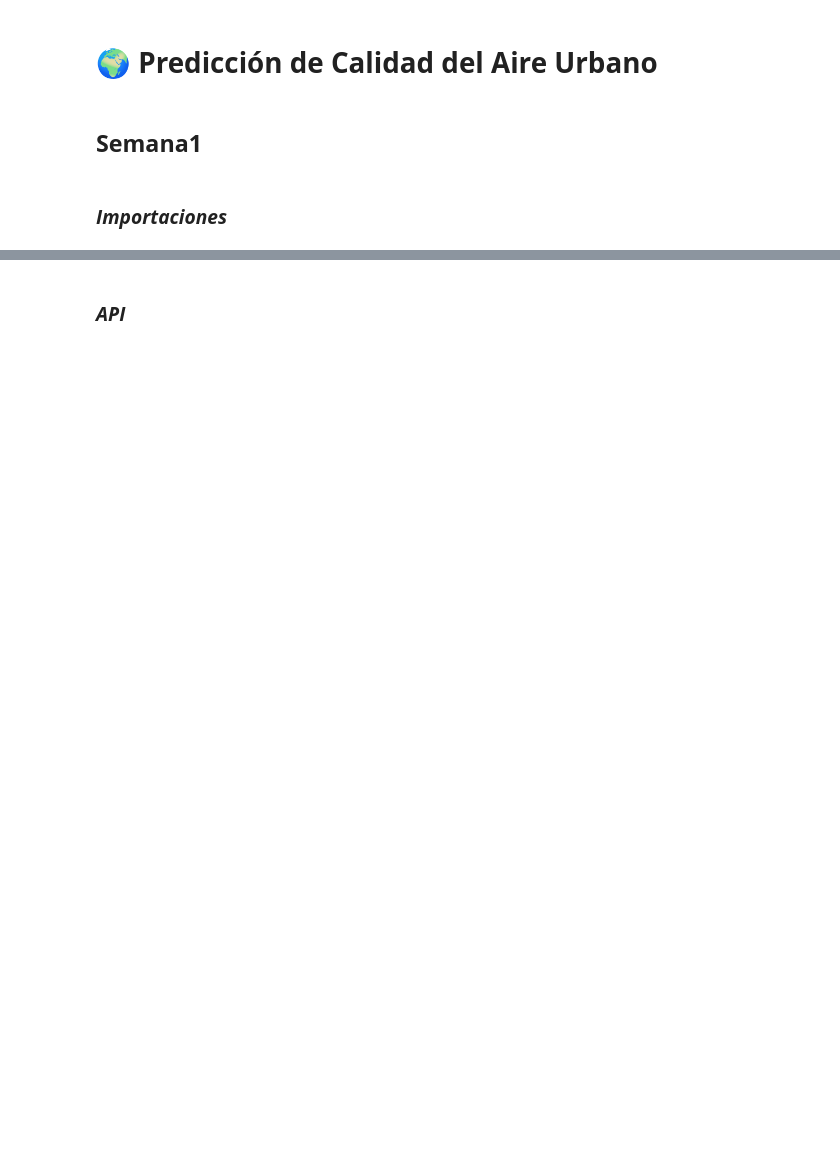
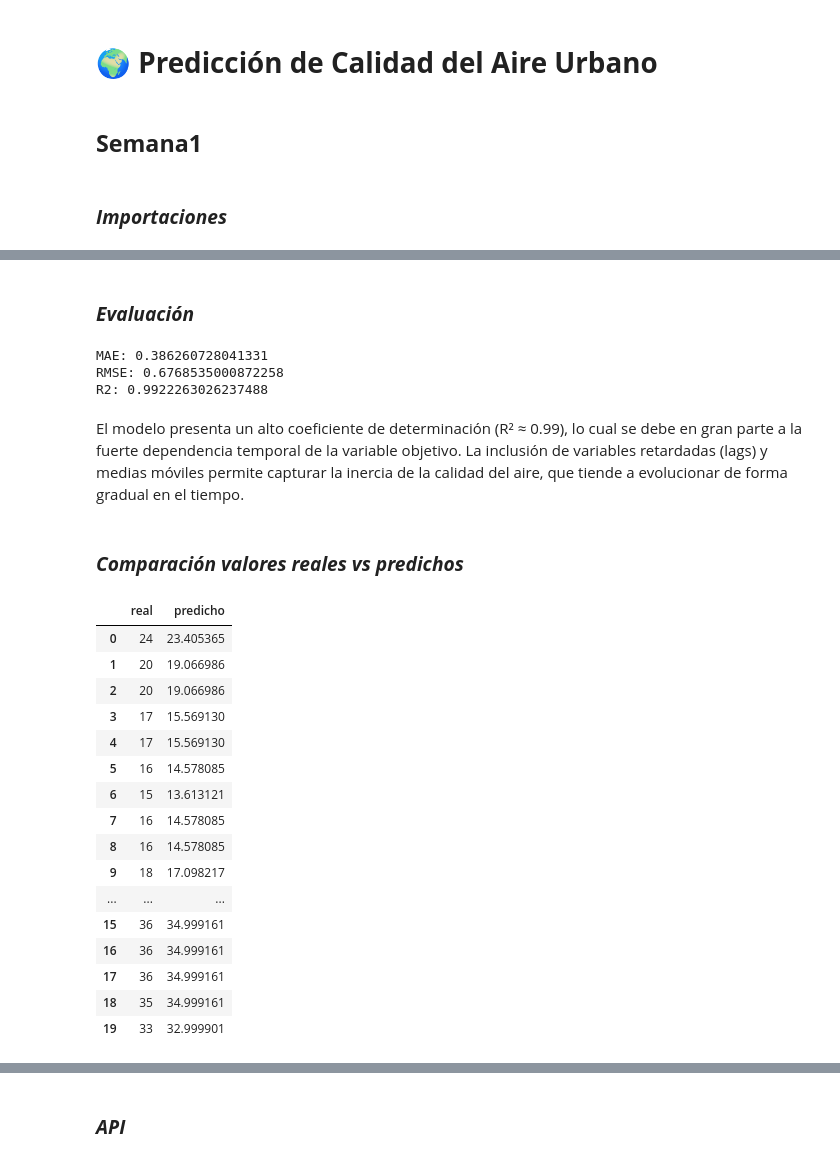
Before and after one commit to GuillenteN/Air-Quality-AI-Predictor, a Jupyter notebook: notebooks/proyecto.ipynb, the cells around one changed output, grey strips where cells are left out. Drawn from its saved outputs; the diff is of its cells as text; code cells hidden in the pictures; blank space fills up the shorter version.

```diff
--- a/notebooks/proyecto.ipynb
+++ b/notebooks/proyecto.ipynb
@@ -29,0 +442,11 @@ TypeError: Converting `np.inexact` or `np.floating` to a dtype not allowed
+# %%
+split_idx = int(len(df) * 0.8)
+
+X_train = X.iloc[:split_idx]
+X_test = X.iloc[split_idx:]
+
+y_train = y.iloc[:split_idx]
+y_test = y.iloc[split_idx:]
+
+print("Train:", X_train.shape)
+print("Test:", X_test.shape)
@@ -29,0 +458,5 @@ TypeError: Converting `np.inexact` or `np.floating` to a dtype not allowed
+# %%
+scaler_X = MinMaxScaler()
+
+X_train_scaled = scaler_X.fit_transform(X_train)
+X_test_scaled = scaler_X.transform(X_test)
@@ -29,0 +469,10 @@ TypeError: Converting `np.inexact` or `np.floating` to a dtype not allowed
+# %%
+model_xgb = XGBRegressor(
+    n_estimators=300,
+    max_depth=6,
+    learning_rate=0.05,
+    random_state=42,
+    objective="reg:squarederror"
+)
+
+model_xgb.fit(X_train_scaled, y_train)
@@ -29,0 +491,46 @@ TypeError: Converting `np.inexact` or `np.floating` to a dtype not allowed
+# %% [markdown]
+### ***Evaluación***
+# %%
+from sklearn.metrics import mean_absolute_error, mean_squared_error, r2_score
+y_pred = model_xgb.predict(X_test_scaled)
+
+mae = mean_absolute_error(y_test, y_pred)
+rmse = np.sqrt(mean_squared_error(y_test, y_pred))
+r2 = r2_score(y_test, y_pred)
+
+print("MAE:", mae)
+print("RMSE:", rmse)
+print("R2:", r2)
+# %% [output]
+MAE: 0.386260728041331
+RMSE: 0.6768535000872258
+R2: 0.9922263026237488
+# %% [markdown]
+El modelo presenta un alto coeficiente de determinación (R² ≈ 0.99), lo cual se debe en gran parte a la fuerte dependencia temporal de la variable objetivo. La inclusión de variables retardadas (lags) y medias móviles permite capturar la inercia de la calidad del aire, que tiende a evolucionar de forma gradual en el tiempo.
+# %% [markdown]
+### ***Comparación valores reales vs predichos***
+# %%
+results = pd.DataFrame({
+    "real": y_test.values,
+    "predicho": y_pred
+})
+
+results.head(20)
+# %% [output]
+|  | real | predicho |
+| 0 | 24 | 23.405365 |
+| 1 | 20 | 19.066986 |
+| 2 | 20 | 19.066986 |
+| 3 | 17 | 15.569130 |
+| 4 | 17 | 15.569130 |
+| 5 | 16 | 14.578085 |
+| 6 | 15 | 13.613121 |
+| 7 | 16 | 14.578085 |
+| 8 | 16 | 14.578085 |
+| 9 | 18 | 17.098217 |
+| ... | ... | ... |
+| 15 | 36 | 34.999161 |
+| 16 | 36 | 34.999161 |
+| 17 | 36 | 34.999161 |
+| 18 | 35 | 34.999161 |
+| 19 | 33 | 32.999901 |
```
Also changed, not shown: parts of 84 cells of this notebook, 7 other files.
